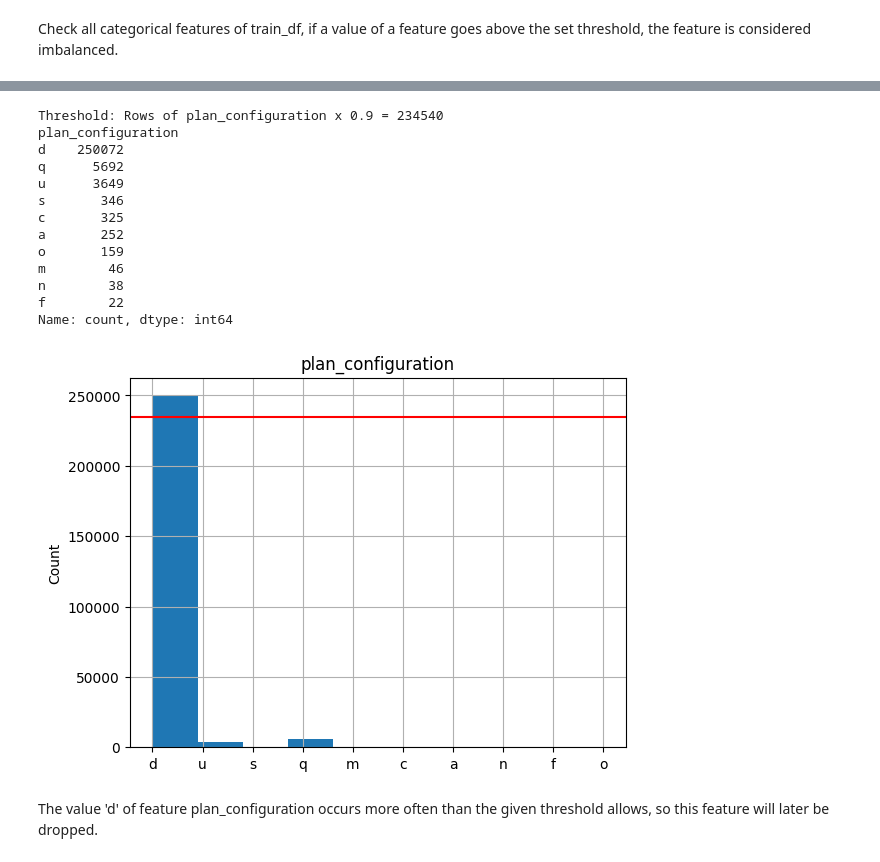
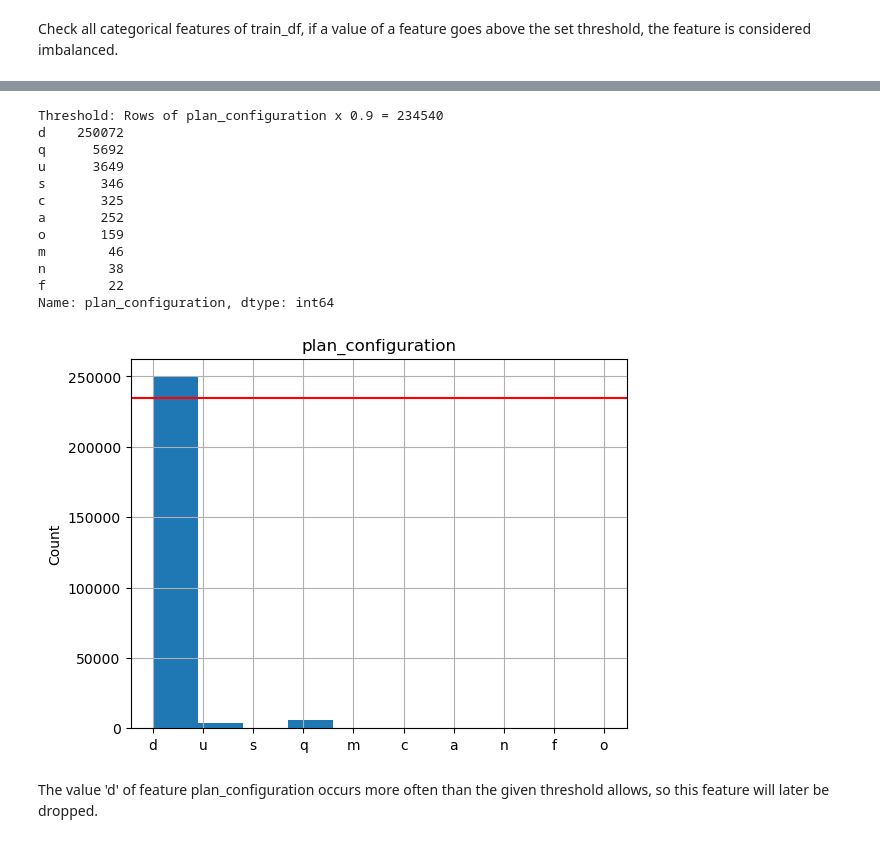
Before and after one commit to Sidies/-2015_Gorkha_earthquake_damage_prediction, a Jupyter notebook: notebooks/1.0-tyrell-data-cleaning.ipynb, the cells around one changed output, grey strips where cells are left out. Drawn from its saved outputs; the diff is of its cells as text; code cells hidden in the pictures.

```diff
--- a/notebooks/1.0-tyrell-data-cleaning.ipynb
+++ b/notebooks/1.0-tyrell-data-cleaning.ipynb
@@ -244,7 +236,2 @@ plt.show()
 # %% [markdown]
 Check all categorical features of train_df, if a value of a feature goes above the set threshold, the feature is considered imbalanced.
-# %%
-# threshold between 0 and 1
-threshold = 0.9
-imbalancedFeatures = build_features.check_dataframe_for_imbalanced_features(train_df, threshold)
-print(imbalancedFeatures)
@@ -262,24 +298,21 @@ def create_threshold_hist(df_series, threshold):
     plt.ylabel('Count')
     plt.savefig(f'../reports/figures/histogramm_{df_series.name}.svg', format='svg')
     plt.show()
-# %%
-threshold = 0.9
-col = 'plan_configuration'
-create_threshold_hist(train_df[col], threshold)
-# %% [output]
-Threshold: Rows of plan_configuration x 0.9 = 234540
-plan_configuration
-d    250072
-q      5692
-u      3649
-s       346
-c       325
-a       252
-o       159
-m        46
-n        38
-f        22
-Name: count, dtype: int64
-[figure, removed]
+# %%
+create_threshold_hist(train_df['plan_configuration'], 0.9)
+# %% [output]
+Threshold: Rows of plan_configuration x 0.9 = 234540
+d    250072
+q      5692
+u      3649
+s       346
+c       325
+a       252
+o       159
+m        46
+n        38
+f        22
+Name: plan_configuration, dtype: int64
+[figure, added]
 # %% [markdown]
 The value 'd' of feature plan_configuration occurs more often than the given threshold allows, so this feature will later be dropped.
```
Also changed, not shown: parts of 11 cells of this notebook, 3 other files.
